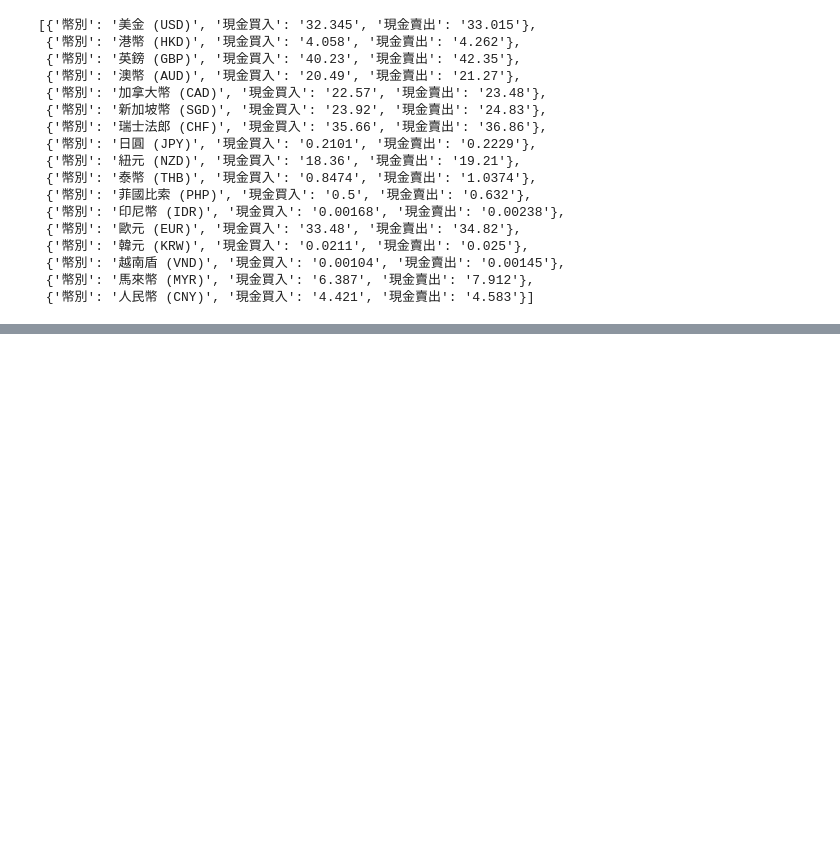
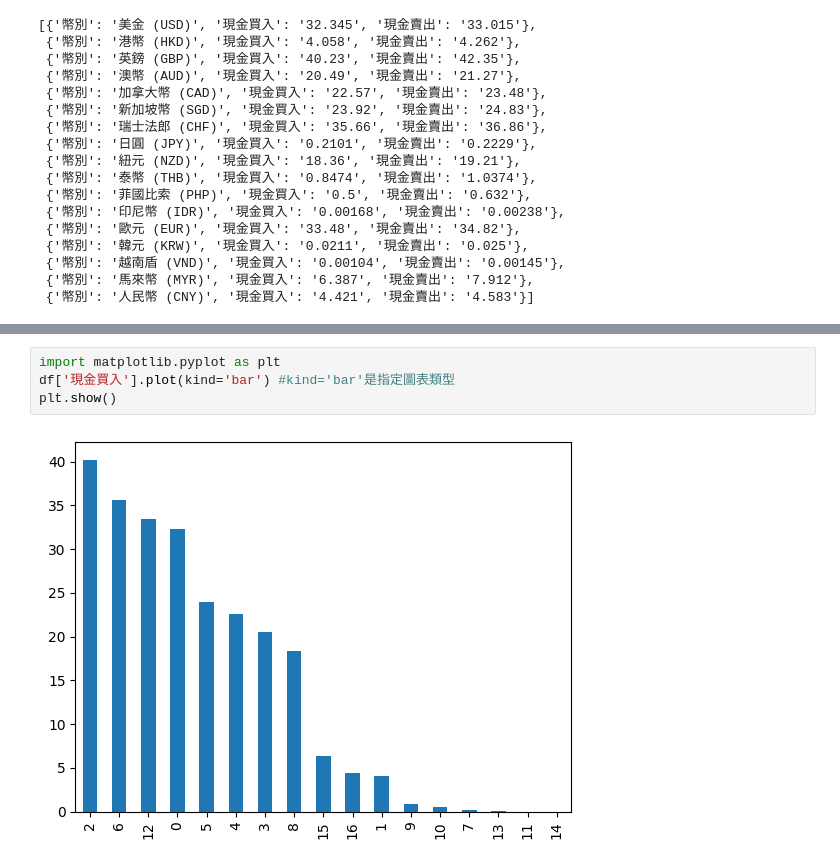
Before and after one commit to pennywu0929/python_analysis, a Jupyter notebook: lesson6_2.ipynb, the cells around one changed output, grey strips where cells are left out. Drawn from its saved outputs; the diff is of its cells as text; blank space fills up the shorter version.

```diff
--- a/lesson6_2.ipynb
+++ b/lesson6_2.ipynb
@@ -182,0 +200,6 @@ df.T #T可以將陣列行列交換
+# %%
+import matplotlib.pyplot as plt
+df['現金買入'].plot(kind='bar') #kind='bar'是指定圖表類型
+plt.show()
+# %% [output]
+[figure, added]
```
Also changed, not shown: parts of 6 cells of this notebook.
